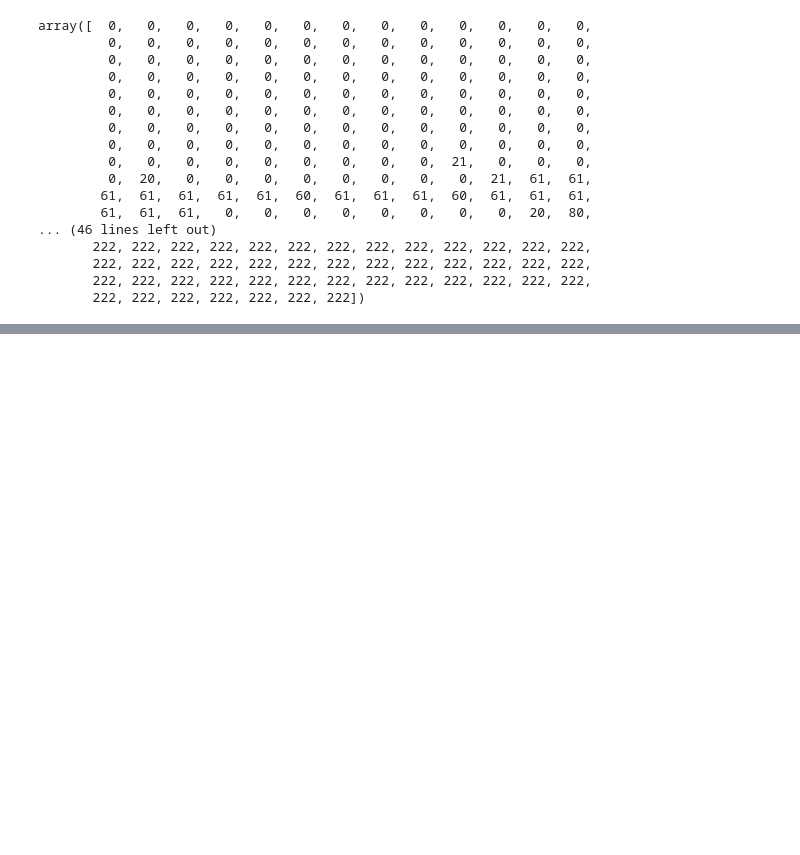
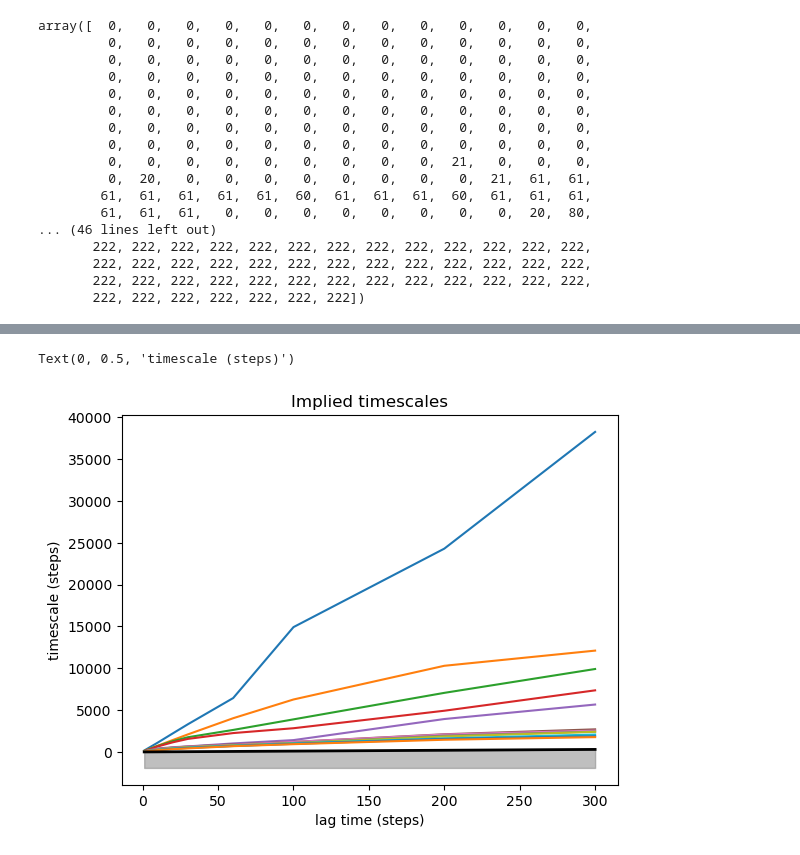
Before and after one commit to giorginolab/sh2-som, a Jupyter notebook: som-msm.ipynb, the cells around one changed output, grey strips where cells are left out. Cells and saved outputs as stored; diff of their text form; code cells hidden in the pictures; blank space fills up the shorter version.

```diff
--- a/som-msm.ipynb
+++ b/som-msm.ipynb
@@ -31,0 +47,12 @@ array([  0,   0,   0,   0,   0,   0,   0,   0,   0,   0,   0,   0,   0,
+# %%
+its_data = dt.util.validation.implied_timescales(models)
+
+fig, ax = plt.subplots(1, 1)
+dt.plots.plot_implied_timescales(its_data, n_its=12, ax=ax)
+#ax.set_yscale('log')
+ax.set_title('Implied timescales')
+ax.set_xlabel('lag time (steps)')
+ax.set_ylabel('timescale (steps)')
+# %% [output]
+Text(0, 0.5, 'timescale (steps)')
+[figure, added]
```
Also changed, not shown: parts of 13 cells of this notebook, 1 other file.
